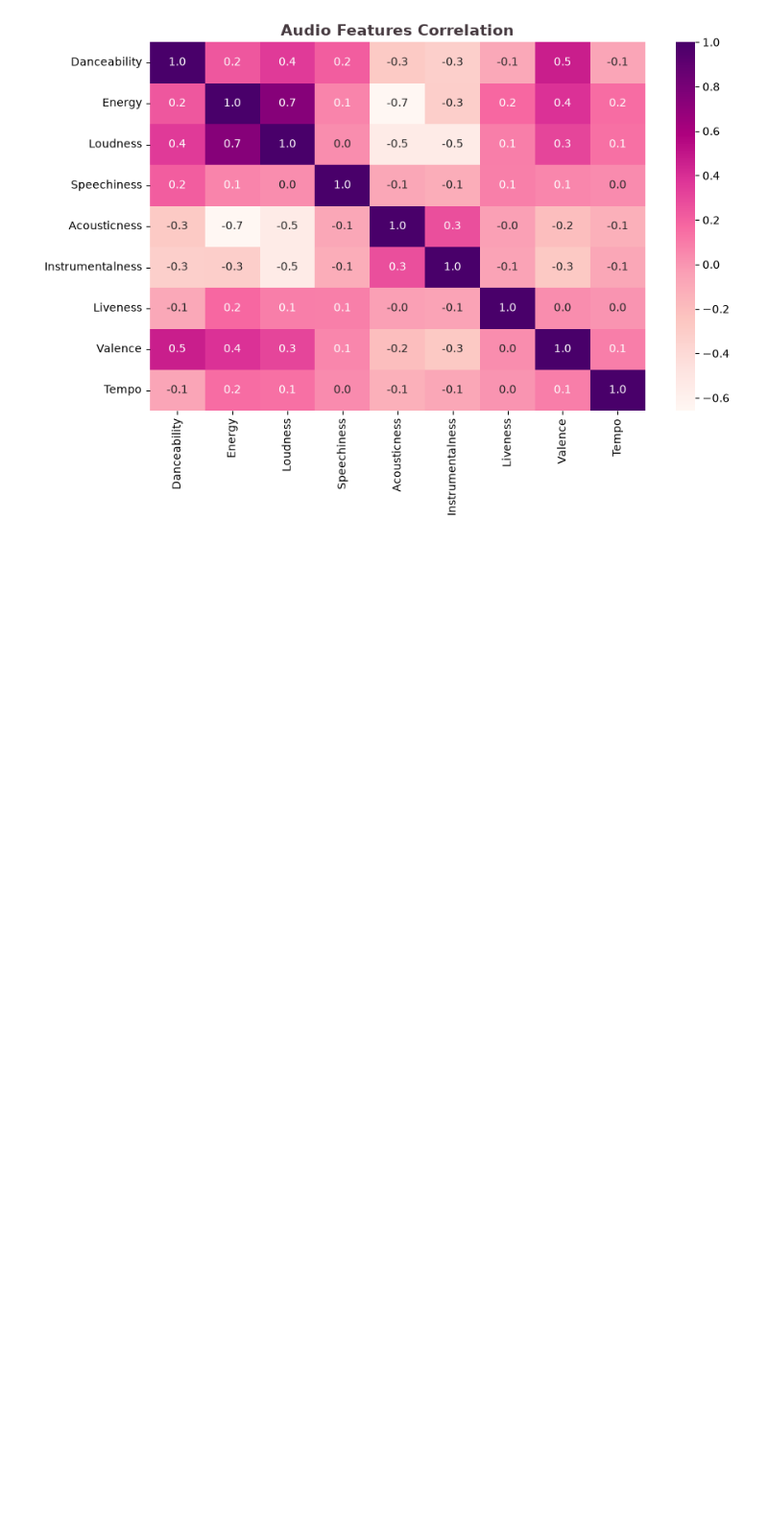
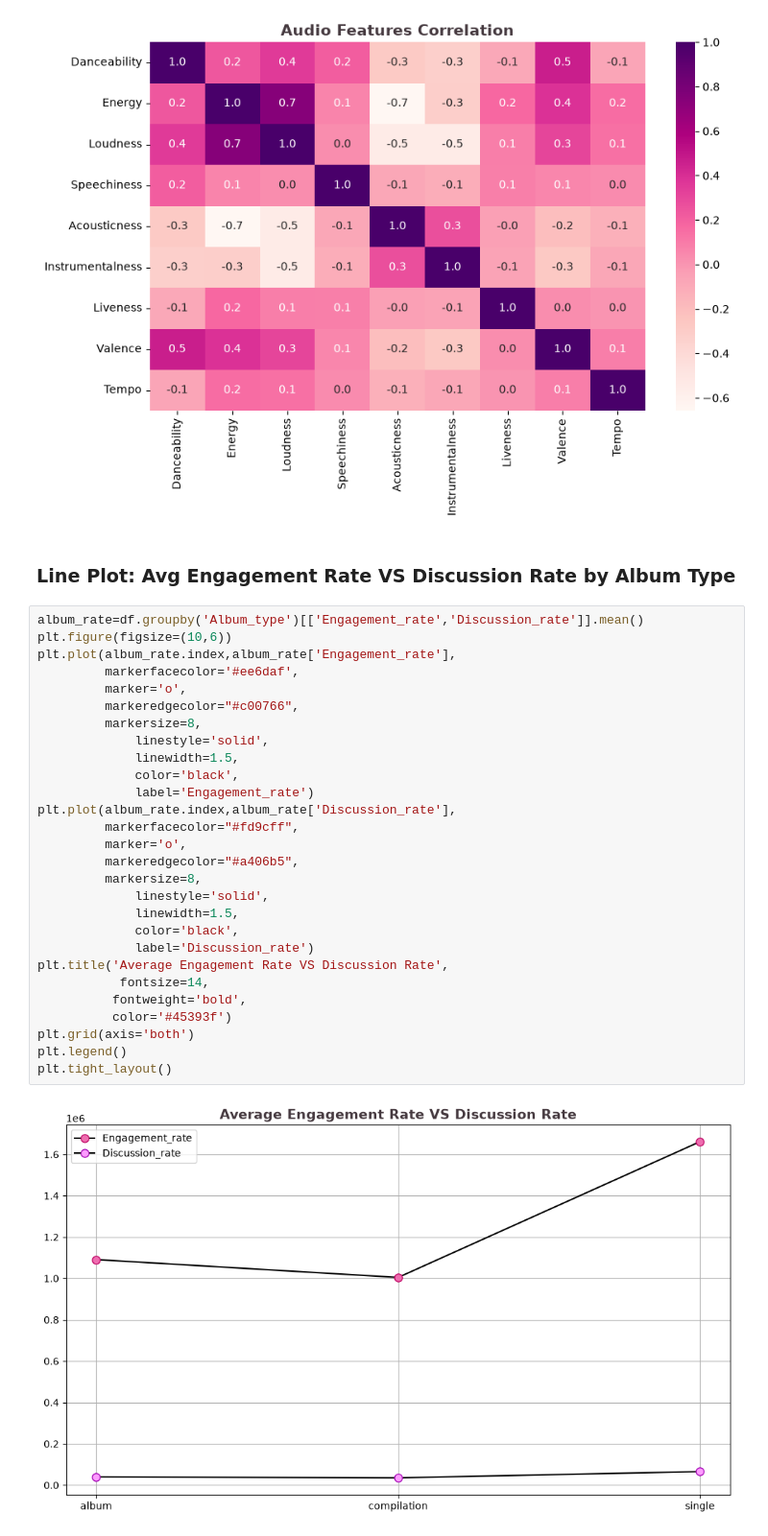
Before and after one commit to Ahadmoen/Spotify_vs_Youtube_EDA, a Jupyter notebook: Analysis/main.ipynb, the cells around one changed output. Shown at 96% size. Drawn from its saved outputs; the diff is of its cells as text; blank space fills up the shorter version.

Commit message:
visualization

```diff
--- a/Analysis/main.ipynb
+++ b/Analysis/main.ipynb
@@ -782,3 +782,35 @@ plt.title('Audio Features Correlation',
 # %% [output]
 Text(0.5, 1.0, 'Audio Features Correlation')
 [figure]
+# %% [markdown]
+### **Line Plot: Avg Engagement Rate VS Discussion Rate by Album Type**
+# %%
+album_rate=df.groupby('Album_type')[['Engagement_rate','Discussion_rate']].mean()
+plt.figure(figsize=(10,6))
+plt.plot(album_rate.index,album_rate['Engagement_rate'],
+         markerfacecolor='#ee6daf',
+         marker='o',
+         markeredgecolor="#c00766",
+         markersize=8,
+             linestyle='solid',
+             linewidth=1.5,
+             color='black',
+             label='Engagement_rate')
+plt.plot(album_rate.index,album_rate['Discussion_rate'],
+         markerfacecolor="#fd9cff",
+         marker='o',
+         markeredgecolor="#a406b5",
+         markersize=8,
+             linestyle='solid',
+             linewidth=1.5,
+             color='black',
+             label='Discussion_rate')
+plt.title('Average Engagement Rate VS Discussion Rate',
+           fontsize=14,
+          fontweight='bold',
+          color='#45393f')
+plt.grid(axis='both')
+plt.legend()
+plt.tight_layout()
+# %% [output]
+[figure, added]
```
Also changed, not shown: parts of 3 cells of this notebook.
